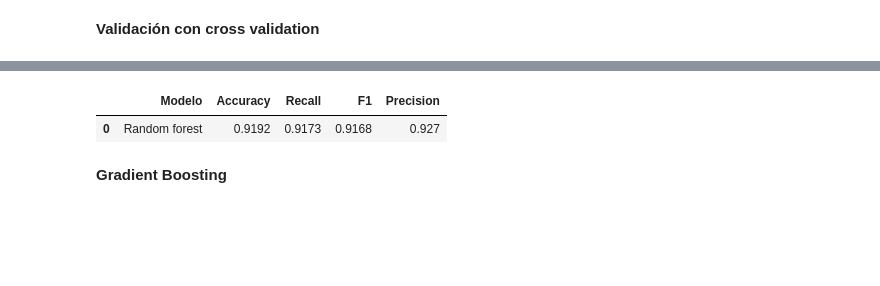
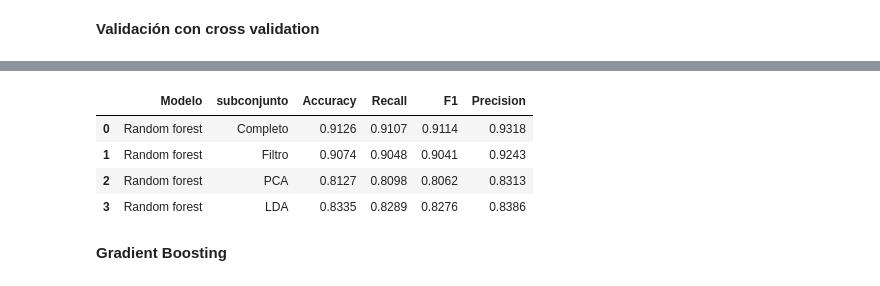
Before and after one commit to MilySierra/Estimation-of-Obesity-Levels-Model, a Jupyter notebook: estimation.ipynb, the cells around one changed output, grey strips where cells are left out. Saved outputs shown, nothing was run; the diff lists cells and outputs as text; code cells hidden in the pictures; blank space fills up the shorter version.

```diff
--- a/estimation.ipynb
+++ b/estimation.ipynb
@@ -391,17 +793,21 @@ X_completo.head(5)
 # %%
-cv = 21
-scoring = ['accuracy', 'recall_macro', 'f1_macro', 'precision_macro']
+finales = []
+for i in range(4):
+    cv = 21
+    scoring = ['accuracy', 'recall_macro', 'f1_macro', 'precision_macro']
 
-entries = []
-accuracies = cross_validate(mejor_modelo_rf, X_completo, y_completo, cv=cv, scoring=scoring)
+    entries = []
+    accuracies = cross_validate(mejores_modelos_rf[i], X_completo[i], y_completo, cv=cv, scoring=scoring)
 
-cv_df = pd.DataFrame({
-    'fold_idx': range(cv),
-    'accuracy':  accuracies['test_accuracy'],
-    'recall':    accuracies['test_recall_macro'],
-    'f1':        accuracies['test_f1_macro'],
-    'precision': accuracies['test_precision_macro']
-})
-
-print(cv_df)
+    cv_df = pd.DataFrame({
+        'fold_idx': range(cv),
+        'accuracy':  accuracies['test_accuracy'],
+        'recall':    accuracies['test_recall_macro'],
+        'f1':        accuracies['test_f1_macro'],
+        'precision': accuracies['test_precision_macro'],
+        'subconjunto': tabla_mejores[i]['subconjunto']
+    })
+    finales.append(cv_df)
+    print(cv_df)
+    print("-" * 60)
 # %% [output]
@@ -430,17 +831,21 @@ main_precision = "Precision promedio: ", cv_df['precision'].mean().__round__(4)
 # %%
-tabla_resultados = pd.DataFrame(columns=['Modelo', 'Accuracy', 'Recall', 'F1', 'Precision'])
-tabla_resultados = pd.concat([tabla_resultados,
+tabla_resultados = pd.DataFrame(columns=['Modelo', 'subconjunto', 'Accuracy', 'Recall', 'F1', 'Precision'])
+for i in range(4):
+    tabla_resultados = pd.concat([tabla_resultados,
                        pd.DataFrame([{'Modelo': 'Random forest',
-                                      'Accuracy': main_accuracy[1],
-                                      'Recall': main_recall[1],
-                                      'F1': main_f1[1],
-                                      'Precision': main_precision[1]}])]
+                                      'subconjunto': finales[i]['subconjunto'].iloc[0],
+                                      'Accuracy': finales[i]['accuracy'].mean().__round__(4),
+                                      'Recall': finales[i]['recall'].mean().__round__(4),
+                                      'F1': finales[i]['f1'].mean().__round__(4),
+                                      'Precision': finales[i]['precision'].mean().__round__(4)}])]
                       , ignore_index=True)
-
 tabla_resultados
 # %% [output]
-|  | Modelo | Accuracy | Recall | F1 | Precision |
-| 0 | Random forest | 0.9192 | 0.9173 | 0.9168 | 0.927 |
+|  | Modelo | subconjunto | Accuracy | Recall | F1 | Precision |
+| 0 | Random forest | Completo | 0.9126 | 0.9107 | 0.9114 | 0.9318 |
+| 1 | Random forest | Filtro | 0.9074 | 0.9048 | 0.9041 | 0.9243 |
+| 2 | Random forest | PCA | 0.8127 | 0.8098 | 0.8062 | 0.8313 |
+| 3 | Random forest | LDA | 0.8335 | 0.8289 | 0.8276 | 0.8386 |
 # %% [markdown]
 **Gradient Boosting**
 # %%
```
Also changed, not shown: parts of 88 cells of this notebook.
